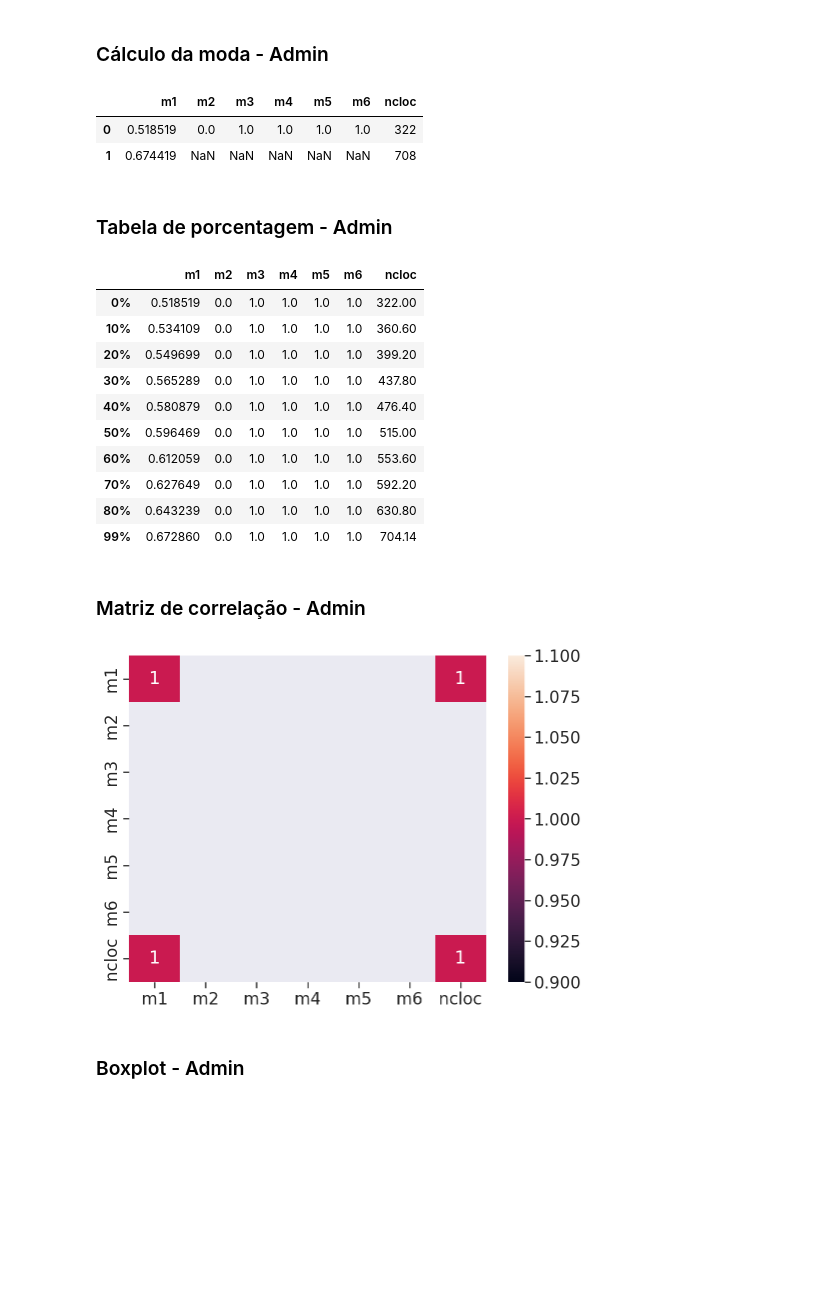
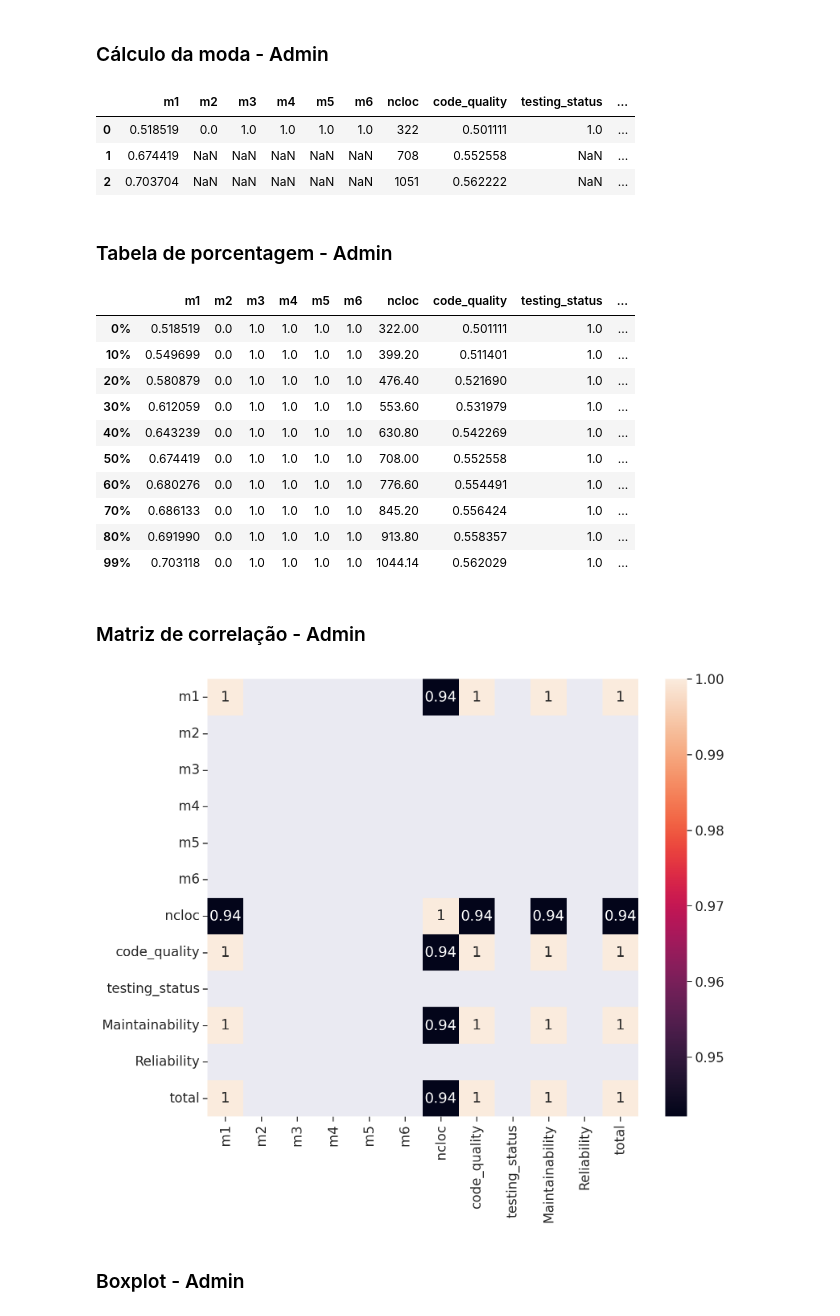
Before and after one commit to fga-eps-mds/2021.1-Multilind-Docs, a Jupyter notebook: analytics/analytics.ipynb, the cells around one changed output. Saved outputs shown, nothing was run; the diff lists cells and outputs as text; code cells hidden in the pictures; blank space fills up the shorter version.

Commit message:
feat: update jupyter notebook analisys and graphs

```diff
--- a/analytics/analytics.ipynb
+++ b/analytics/analytics.ipynb
@@ -478,7 +479,18 @@ def plot_history(df, repository):
+# %%
+metrics_df = pd.concat([admin_metrics, user_metrics, content_metrics, files_metrics, mobile_app_metrics], ignore_index=True)
+metrics_df['Maintainability'] = metrics_df['code_quality'] * pc1
+metrics_df['Reliability'] = metrics_df['testing_status'] * pc2
+metrics_df['total'] = metrics_df['Maintainability'] + metrics_df['Reliability']
+
+admin_metrics_df = metrics_df[metrics_df['repository'] == 'Admin']
+user_metrics_df = metrics_df[metrics_df['repository'] == 'User']
+content_metrics_df = metrics_df[metrics_df['repository'] == 'Content']
+files_metrics_df = metrics_df[metrics_df['repository'] == 'Files']
+mobile_app_metrics_df = metrics_df[metrics_df['repository'] == 'Mobile_App']
 # %% [markdown]
 ## Análise de  [Maintainability e Reliability] do repositório 2021_1-Multilind_Admin
 # %%
-generic_df = admin_metrics.copy()
+generic_df = admin_metrics_df.sort_values('version')
 repository = "Admin"
 generic_df
 # %% [output]
@@ -513,35 +527,36 @@ descriptive_statistics(generic_df)
 # %%
 generic_df.mode(numeric_only=True)
 # %% [output]
-|  | m1 | m2 | m3 | m4 | m5 | m6 | ncloc |
-| 0 | 0.518519 | 0.0 | 1.0 | 1.0 | 1.0 | 1.0 | 322 |
-| 1 | 0.674419 | NaN | NaN | NaN | NaN | NaN | 708 |
+|  | m1 | m2 | m3 | m4 | m5 | m6 | ncloc | code_quality | testing_status | ... |
+| 0 | 0.518519 | 0.0 | 1.0 | 1.0 | 1.0 | 1.0 | 322 | 0.501111 | 1.0 | ... |
+| 1 | 0.674419 | NaN | NaN | NaN | NaN | NaN | 708 | 0.552558 | NaN | ... |
+| 2 | 0.703704 | NaN | NaN | NaN | NaN | NaN | 1051 | 0.562222 | NaN | ... |
 # %% [markdown]
 ### Tabela de porcentagem - Admin
 # %%
 descriptive_per(generic_df)
 # %% [output]
-|  | m1 | m2 | m3 | m4 | m5 | m6 | ncloc |
-| 0% | 0.518519 | 0.0 | 1.0 | 1.0 | 1.0 | 1.0 | 322.00 |
-| 10% | 0.534109 | 0.0 | 1.0 | 1.0 | 1.0 | 1.0 | 360.60 |
-| 20% | 0.549699 | 0.0 | 1.0 | 1.0 | 1.0 | 1.0 | 399.20 |
-| 30% | 0.565289 | 0.0 | 1.0 | 1.0 | 1.0 | 1.0 | 437.80 |
-| 40% | 0.580879 | 0.0 | 1.0 | 1.0 | 1.0 | 1.0 | 476.40 |
-| 50% | 0.596469 | 0.0 | 1.0 | 1.0 | 1.0 | 1.0 | 515.00 |
-| 60% | 0.612059 | 0.0 | 1.0 | 1.0 | 1.0 | 1.0 | 553.60 |
-| 70% | 0.627649 | 0.0 | 1.0 | 1.0 | 1.0 | 1.0 | 592.20 |
-| 80% | 0.643239 | 0.0 | 1.0 | 1.0 | 1.0 | 1.0 | 630.80 |
-| 99% | 0.672860 | 0.0 | 1.0 | 1.0 | 1.0 | 1.0 | 704.14 |
+|  | m1 | m2 | m3 | m4 | m5 | m6 | ncloc | code_quality | testing_status | ... |
+| 0% | 0.518519 | 0.0 | 1.0 | 1.0 | 1.0 | 1.0 | 322.00 | 0.501111 | 1.0 | ... |
+| 10% | 0.549699 | 0.0 | 1.0 | 1.0 | 1.0 | 1.0 | 399.20 | 0.511401 | 1.0 | ... |
+| 20% | 0.580879 | 0.0 | 1.0 | 1.0 | 1.0 | 1.0 | 476.40 | 0.521690 | 1.0 | ... |
+| 30% | 0.612059 | 0.0 | 1.0 | 1.0 | 1.0 | 1.0 | 553.60 | 0.531979 | 1.0 | ... |
+| 40% | 0.643239 | 0.0 | 1.0 | 1.0 | 1.0 | 1.0 | 630.80 | 0.542269 | 1.0 | ... |
+| 50% | 0.674419 | 0.0 | 1.0 | 1.0 | 1.0 | 1.0 | 708.00 | 0.552558 | 1.0 | ... |
+| 60% | 0.680276 | 0.0 | 1.0 | 1.0 | 1.0 | 1.0 | 776.60 | 0.554491 | 1.0 | ... |
+| 70% | 0.686133 | 0.0 | 1.0 | 1.0 | 1.0 | 1.0 | 845.20 | 0.556424 | 1.0 | ... |
+| 80% | 0.691990 | 0.0 | 1.0 | 1.0 | 1.0 | 1.0 | 913.80 | 0.558357 | 1.0 | ... |
+| 99% | 0.703118 | 0.0 | 1.0 | 1.0 | 1.0 | 1.0 | 1044.14 | 0.562029 | 1.0 | ... |
 # %% [markdown]
 ### Matriz de correlação - Admin
 # %%
 corr_df = correlationMatrix(generic_df)
-plt.figure(figsize=(8, 6))
+plt.figure(figsize=(12, 10))
 sns.heatmap(corr_df, annot=True)
 plt.show()
 #corr_df.style.background_gradient(cmap='coolwarm')
 # %% [output]
-[figure, old version]
+[figure, new version]
 # %% [markdown]
 ### Boxplot - Admin
 # %%
```
Also changed, not shown: parts of 72 cells of this notebook, 5 other files.
